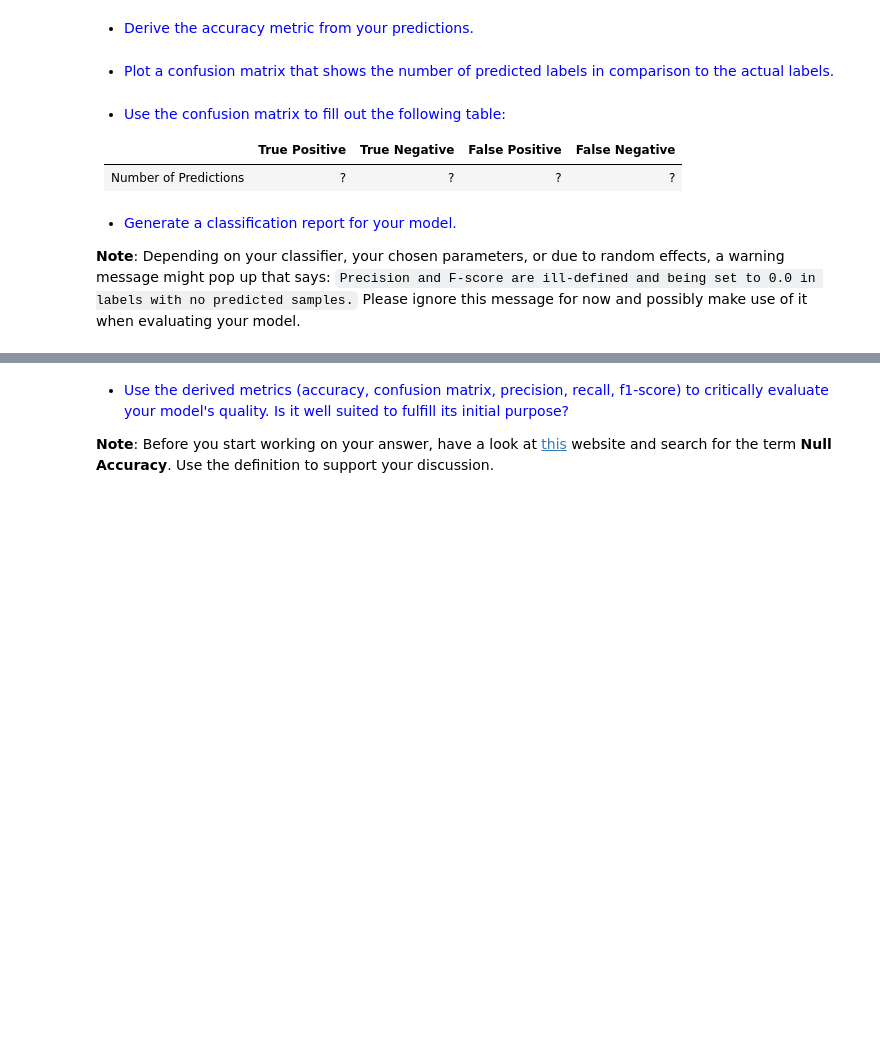
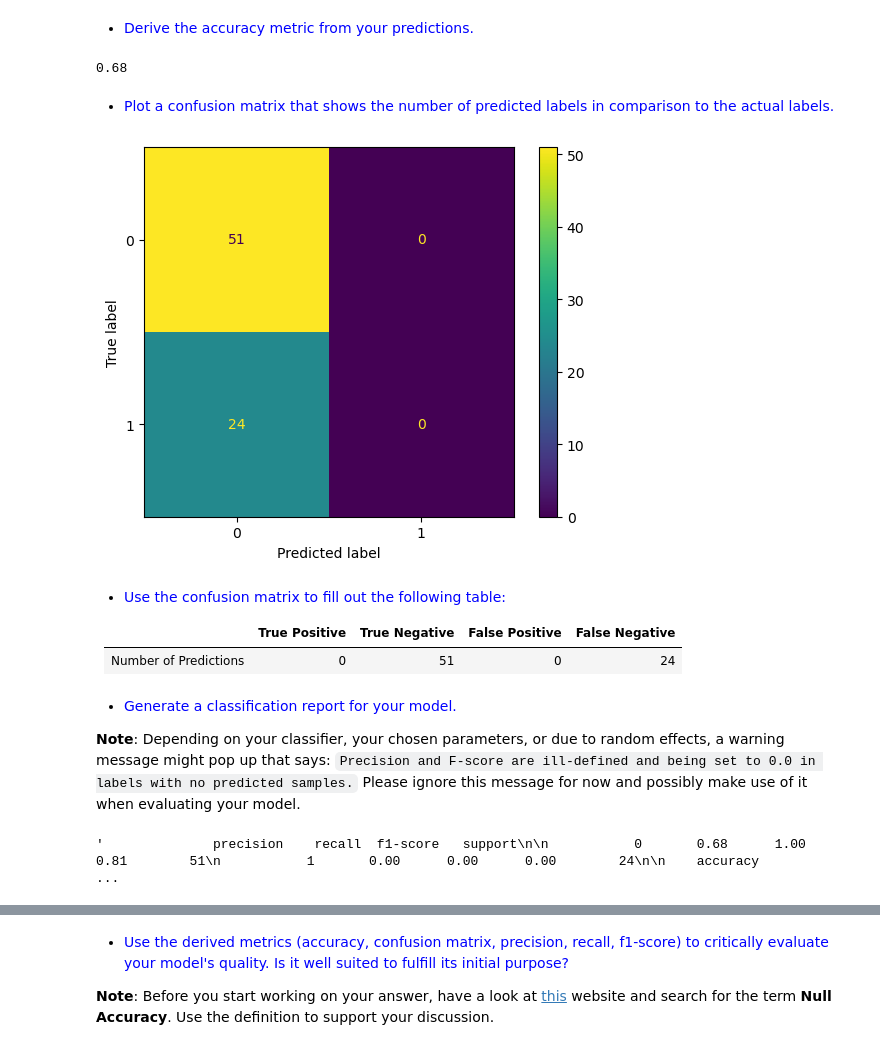
Before and after one commit to osama-alk/DeepLearningInMachineVis-Exercises, a Jupyter notebook: Machine Learning 101/03c_ML_101_P1_Ex.ipynb, the cells around one changed output, grey strips where cells are left out. Saved outputs shown, nothing was run; the diff lists cells and outputs as text; code cells hidden in the pictures; blank space fills up the shorter version.

```diff
--- a/Machine Learning 101/03c_ML_101_P1_Ex.ipynb
+++ b/Machine Learning 101/03c_ML_101_P1_Ex.ipynb
@@ -53,3 +91,7 @@ In regards to cleaning the data, there is not much left to do for you, except fo
+# %%
+# Your solution goes here:
+X_train, X_test, y_train, y_test = train_test_split(
+    data.drop(['DEATH_EVENT'], axis=1),data['DEATH_EVENT'], test_size=0.25, stratify=data['DEATH_EVENT'])
 # %% [markdown]
 * <div style="color:blue">Follow the suggestions of <b><a html="https://scikit-learn.org/stable/tutorial/machine_learning_map/index.html">this</a></b> cheat sheet to select an estimator that fits the problem and the data.</div>
 * <div style="color:blue">Remember that we are trying to find out what combination of feature observations will result in a <code>DEATH_EVENT</code>.</div>
@@ -61,4 +101,11 @@ In regards to cleaning the data, there is not much left to do for you, except fo
+# %%
+# Your solution goes here:
+
+#Model was not very good, trying other ones below
+from sklearn import svm
+model = svm.SVC()
 # %% [markdown]
 * <div style="color:blue">Train the model, using your training data.</div>
 # %%
 # Your solution goes here:
+model.fit(X_train,y_train)
@@ -66,23 +115,37 @@ In regards to cleaning the data, there is not much left to do for you, except fo
 * <div style="color:blue">Use your trained model to make predictions on the <b>test</b> set.</div>
 # %%
 # Your solution goes here:
+predictions_on_training_data = model.predict(X_test)
 # %% [markdown]
 * <div style="color:blue">Derive the accuracy metric from your predictions.</div>
 # %%
 # Your solution goes here:
+accuracy_score(y_test,predictions_on_training_data)
+# %% [output]
+0.68
 # %% [markdown]
 * <div style="color:blue">Plot a confusion matrix that shows the number of predicted labels in comparison to the actual labels.</div>
 # %%
 # Your solution goes here:
+cm = confusion_matrix(y_test, predictions_on_training_data)
+disp = ConfusionMatrixDisplay(confusion_matrix=cm)
+disp.plot()
+plt.show()
+# %% [output]
+[figure, added]
 # %% [markdown]
 * <div style="color:blue">Use the confusion matrix to fill out the following table:</div>
 
 ||**True Positive**|**True Negative**|**False Positive**|**False Negative**|
 |-|:-:|:-:|:-:|:-:|
-|Number of Predictions|?|?|?|?|
+|Number of Predictions|0|51|0|24|
 # %% [markdown]
 * <div style="color:blue">Generate a classification report for your model.</div>
 
 **Note**: Depending on your classifier, your chosen parameters, or due to random effects, a warning message might pop up that says: `Precision and F-score are ill-defined and being set to 0.0 in labels with no predicted samples.` Please ignore this message for now and possibly make use of it when evaluating your model.
 # %%
 # Your solution goes here:
+re = classification_report(y_test, predictions_on_training_data)
+re
+# %% [output]
+'              precision    recall  f1-score   support\n\n           0       0.68      1.00      0.81        51\n           1       0.00      0.00      0.00        24\n\n    accuracy                   ...
```
Also changed, not shown: parts of 16 cells of this notebook, 1 other file.
